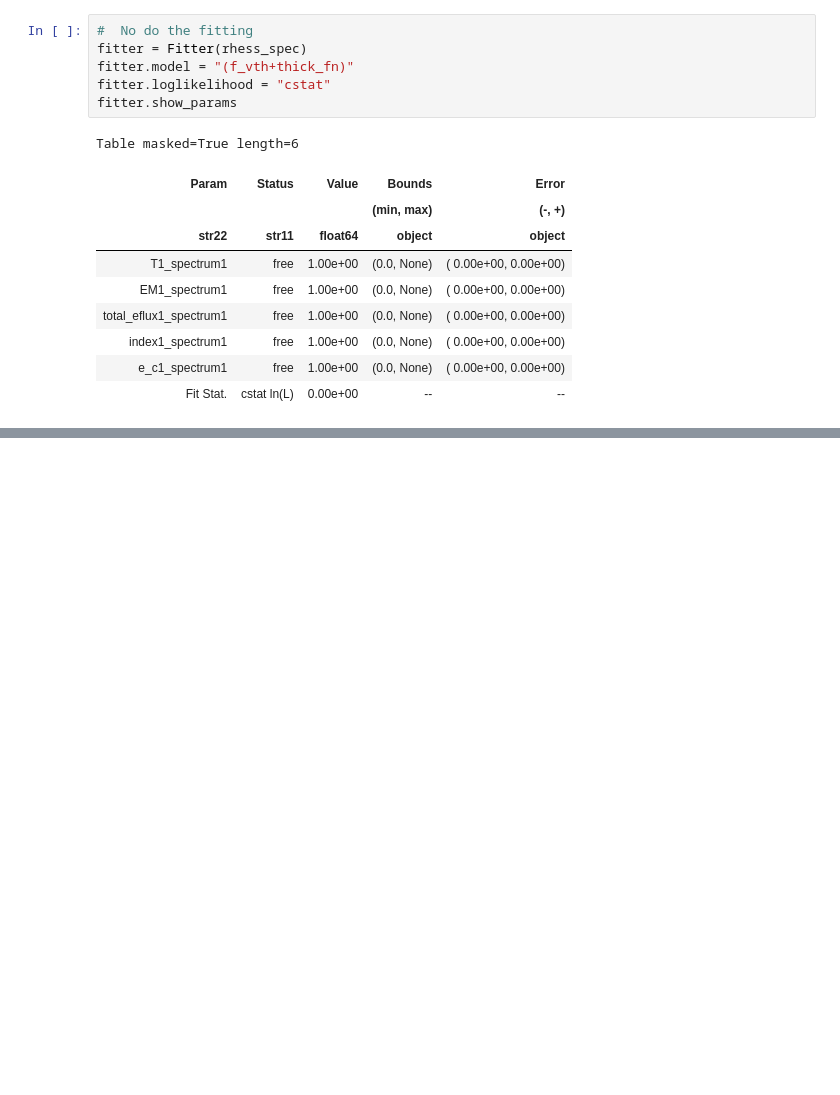
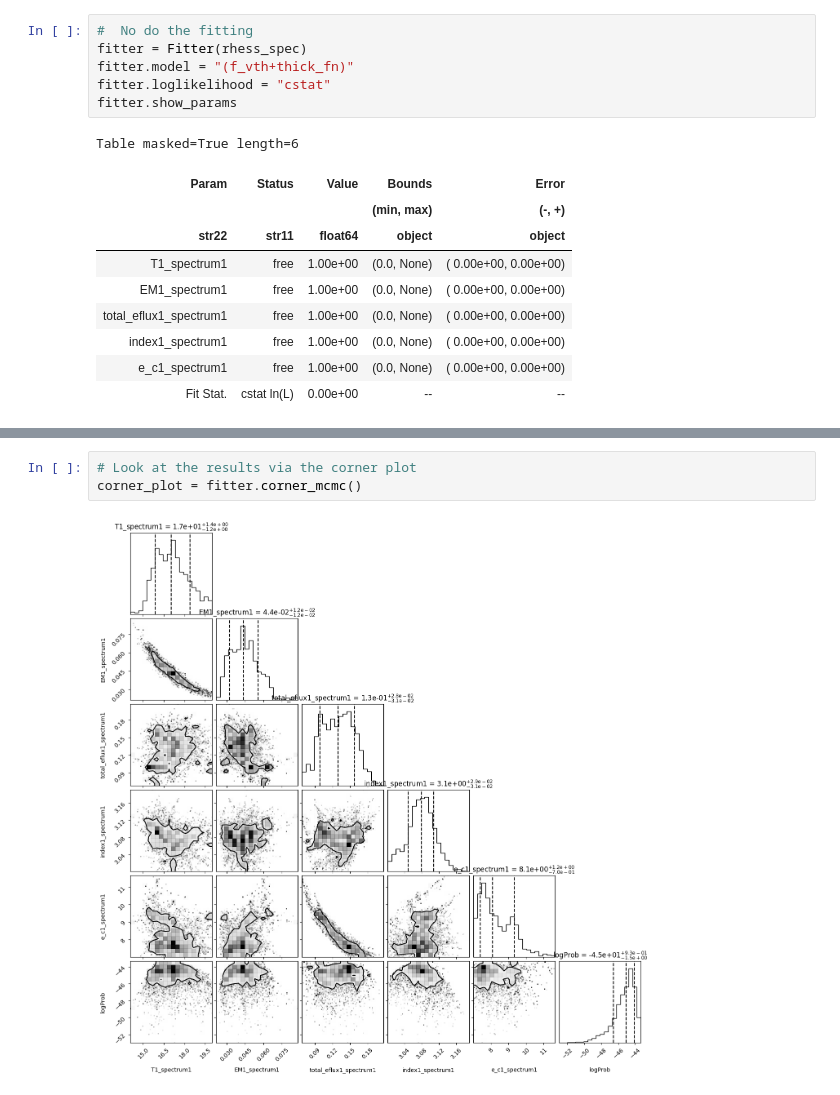
Before and after one commit to ianan/sks_examples, a Jupyter notebook: sks_fit_rhessi_archive.ipynb, the cells around one changed output, grey strips where cells are left out. Cells and saved outputs as stored; diff of their text form; blank space fills up the shorter version.

```diff
--- a/sks_fit_rhessi_archive.ipynb
+++ b/sks_fit_rhessi_archive.ipynb
@@ -161,0 +184,5 @@ ValueError: All input energy values must be within the range 1.0002920302956426-
+# %%
+# Look at the results via the corner plot
+corner_plot = fitter.corner_mcmc()
+# %% [output]
+[figure, added]
```
Also changed, not shown: parts of 10 cells of this notebook, 1 other file.
